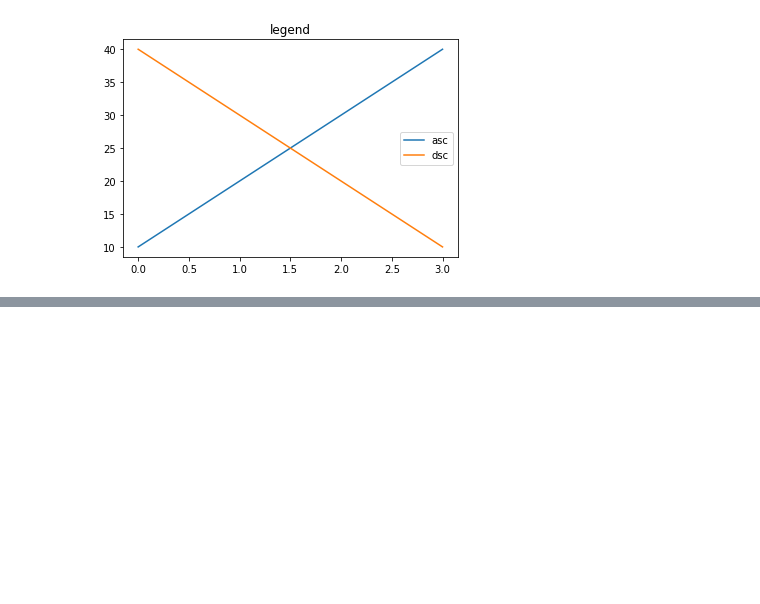
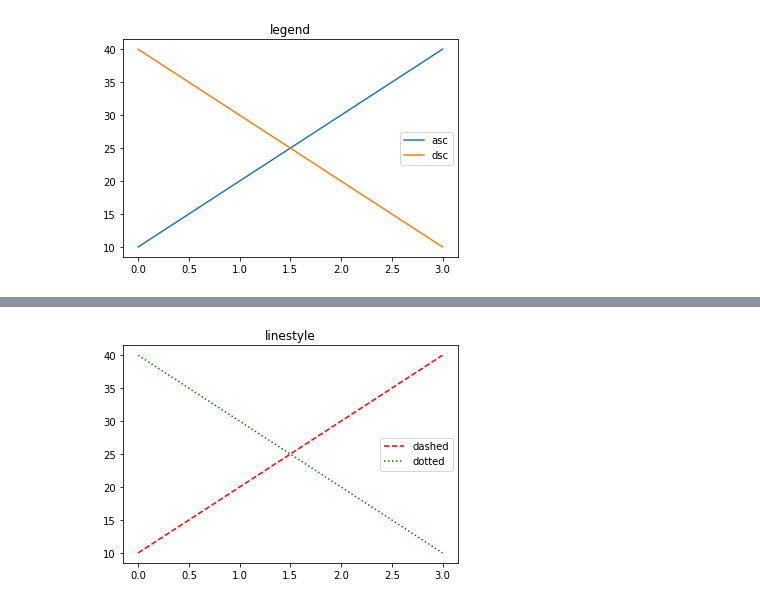
Before and after one commit to cloud0921/Study, a Jupyter notebook: Python/데이터 시각화/matplot.ipynb, the cells around one changed output, grey strips where cells are left out. Cells and saved outputs as stored; diff of their text form; code cells hidden in the pictures; blank space fills up the shorter version.

```diff
--- a/Python/데이터 시각화/matplot.ipynb
+++ b/Python/데이터 시각화/matplot.ipynb
@@ -33,0 +48,12 @@ plt.show()
+# %%
+# 그래프 선모양 바꾸기
+import matplotlib.pyplot as plt
+plt.title('linestyle') # 제목 설정
+# 빨간색 dashed 그래프
+plt.plot([10,20,30,40], color='r', linestyle='--', label='dashed')
+# 초록색 dotted 그래프
+plt.plot([40,30,20,10], color='g', ls=':', label='dotted')
+plt.legend() # 범례 표시
+plt.show()
+# %% [output]
+[figure, added]
```
Also changed, not shown: parts of 5 cells of this notebook, 1 other file.
